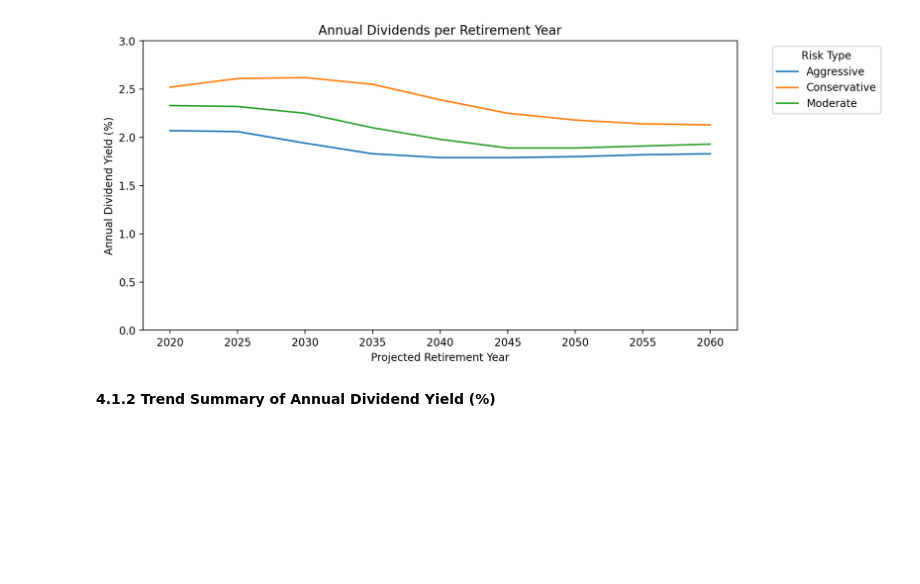
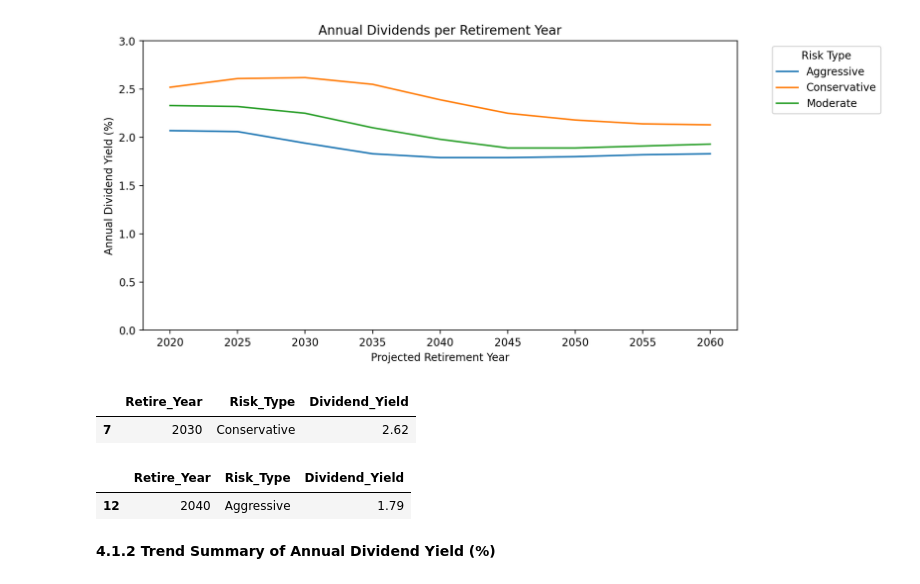
Before and after one commit to AvinashBisram/Data-Analysis-Projects, a Jupyter notebook: M1 Expert Pie Analysis.ipynb, the cells around one changed output. Drawn from its saved outputs; the diff is of its cells as text; code cells hidden in the pictures; blank space fills up the shorter version.

```diff
--- a/M1 Expert Pie Analysis.ipynb
+++ b/M1 Expert Pie Analysis.ipynb
@@ -201,10 +204,16 @@ plt.ylim(0.0,3.0);
 # %% [output]
 [figure]
 # %%
-# Which 5 pies have the highest dividends? (2020-2040 Conservative: avg 2.538%)
-#raw[['Retire_Year', 'Risk_Type', 'Dividend_Yield']].nlargest(n=5, columns='Dividend_Yield')
+# Which pie can expect the highest Annual Dividend Yield?
+raw[['Retire_Year', 'Risk_Type', 'Dividend_Yield']].nlargest(n=1, columns='Dividend_Yield')
+# %% [output]
+|  | Retire_Year | Risk_Type | Dividend_Yield |
+| 7 | 2030 | Conservative | 2.62 |
 # %%
-# Which 5 pies have the lowest dividends? (2035-2055 Aggressive: avg 1.806)
-#raw[['Retire_Year', 'Risk_Type', 'Dividend_Yield']].nsmallest(n=5, columns='Dividend_Yield')
+# Which pie can expect the lowest Annual Dividend Yield?
+raw[['Retire_Year', 'Risk_Type', 'Dividend_Yield']].nsmallest(n=1, columns='Dividend_Yield')
+# %% [output]
+|  | Retire_Year | Risk_Type | Dividend_Yield |
+| 12 | 2040 | Aggressive | 1.79 |
 # %% [markdown]
 <b>4.1.2 Trend Summary of Annual Dividend Yield (%)</b>
```
Also changed, not shown: parts of 24 cells of this notebook.
